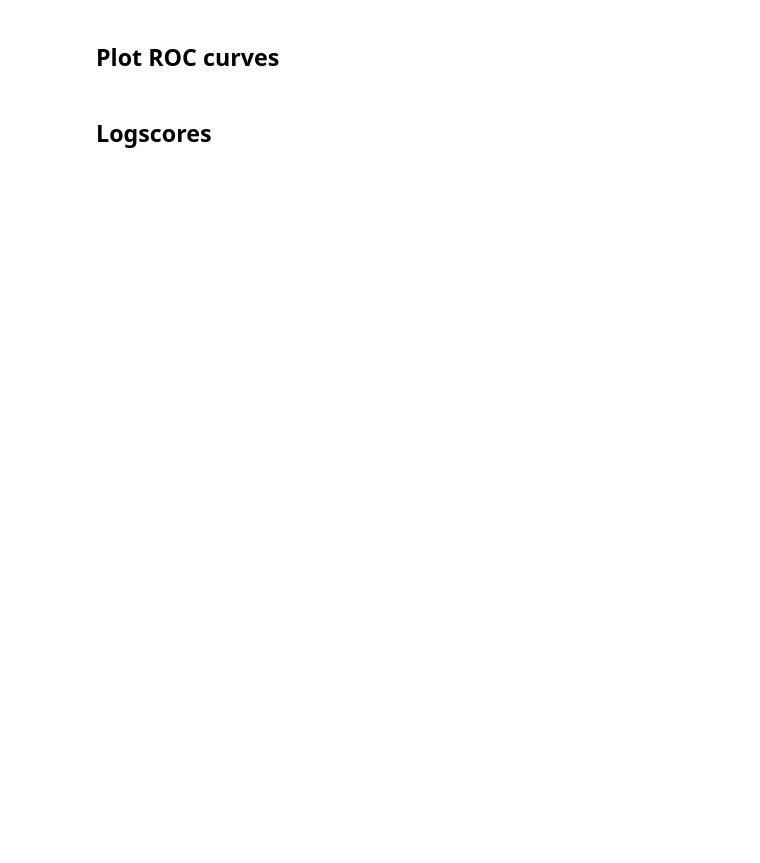
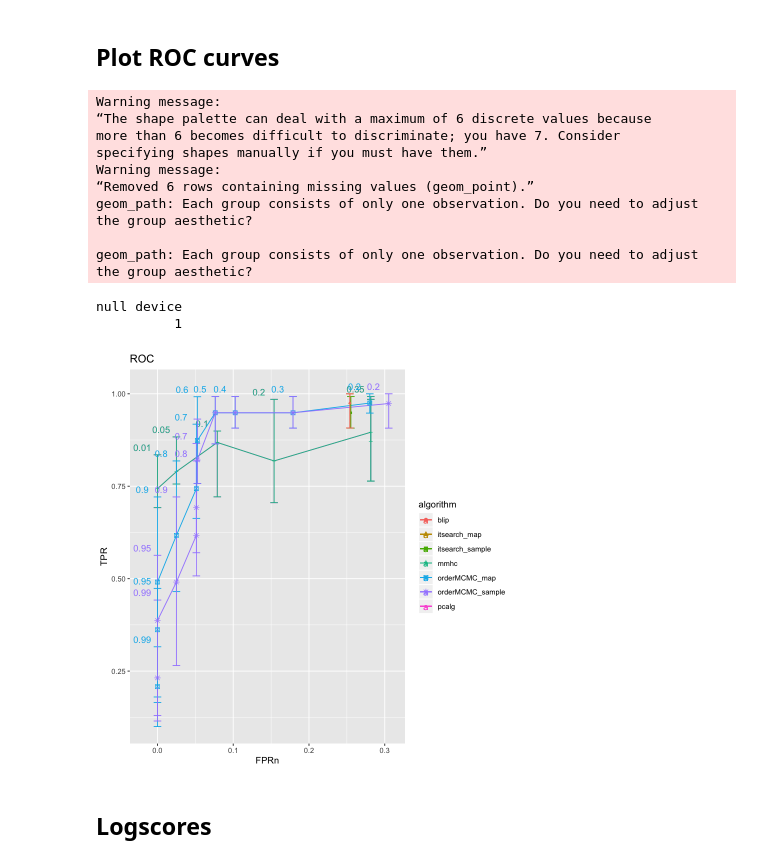
Before and after one commit to felixleopoldo/benchpress, a Jupyter notebook: benchmark/plot.ipynb, the cells around one changed output. Saved outputs shown, nothing was run; the diff lists cells and outputs as text; code cells hidden in the pictures; blank space fills up the shorter version.

```diff
--- a/benchmark/plot.ipynb
+++ b/benchmark/plot.ipynb
@@ -19,6 +52,6 @@ ROCdf_order_mcmc
 # %%
 sumROC_order_mcmc = ROCdf_order_mcmc %>%
-                    group_by(algorithm, threshold) %>%
+                    group_by(algorithm, threshold, sample_size, dim) %>%
                     summarise(TPR_mean = mean(TPR),
                               TPR_median = median(TPR),
                               FPRn_median = median(FPRn),
@@ -114,7 +271,7 @@ sum_roc_blip
 ## Plot ROC curves
 # %%
 setEPS()
-#postscript(file.path(directory, "ROC.eps"))
+postscript(file.path(directory, "ROC.eps"))
 
 ggplot() +
 # PC algorithm
@@ -206,33 +363,48 @@ geom_path(data = sum_roc_itsearch,
           aes(x = FPRn_median,
               y = TPR_median,
               col = algorithm)) +
 geom_point(data = sum_roc_itsearch,
            aes(x = FPRn_median,
                y = TPR_median,
                col = algorithm,
                shape = algorithm),
                size = 1) +
 # Blip
 geom_errorbar(data = sum_roc_blip,
               aes(x = FPRn_median,
                   ymin = TPR_q1,
                   ymax = TPR_q3,
                   col = algorithm),
               width = 0.01) +
 geom_path(data = sum_roc_blip,
           aes(x = FPRn_median,
               y = TPR_median,
               col = algorithm)) +
 geom_point(data = sum_roc_blip,
            aes(x = FPRn_median,
                y = TPR_median,
                col = algorithm,
                shape = algorithm),
                size = 1) +
 xlab("FPRn") +
 ylab("TPR") +
 ggtitle("ROC")
 dev.off()
+# %% [output]
+Warning message:
+“The shape palette can deal with a maximum of 6 discrete values because
+more than 6 becomes difficult to discriminate; you have 7. Consider
+specifying shapes manually if you must have them.”
+Warning message:
+“Removed 6 rows containing missing values (geom_point).”
+geom_path: Each group consists of only one observation. Do you need to adjust
+the group aesthetic?
+
+geom_path: Each group consists of only one observation. Do you need to adjust
+the group aesthetic?
+null device
+          1
+[figure, added]
 # %% [markdown]
 ## Logscores
 # %%
```
Also changed, not shown: parts of 12 cells of this notebook, 7 other files.
